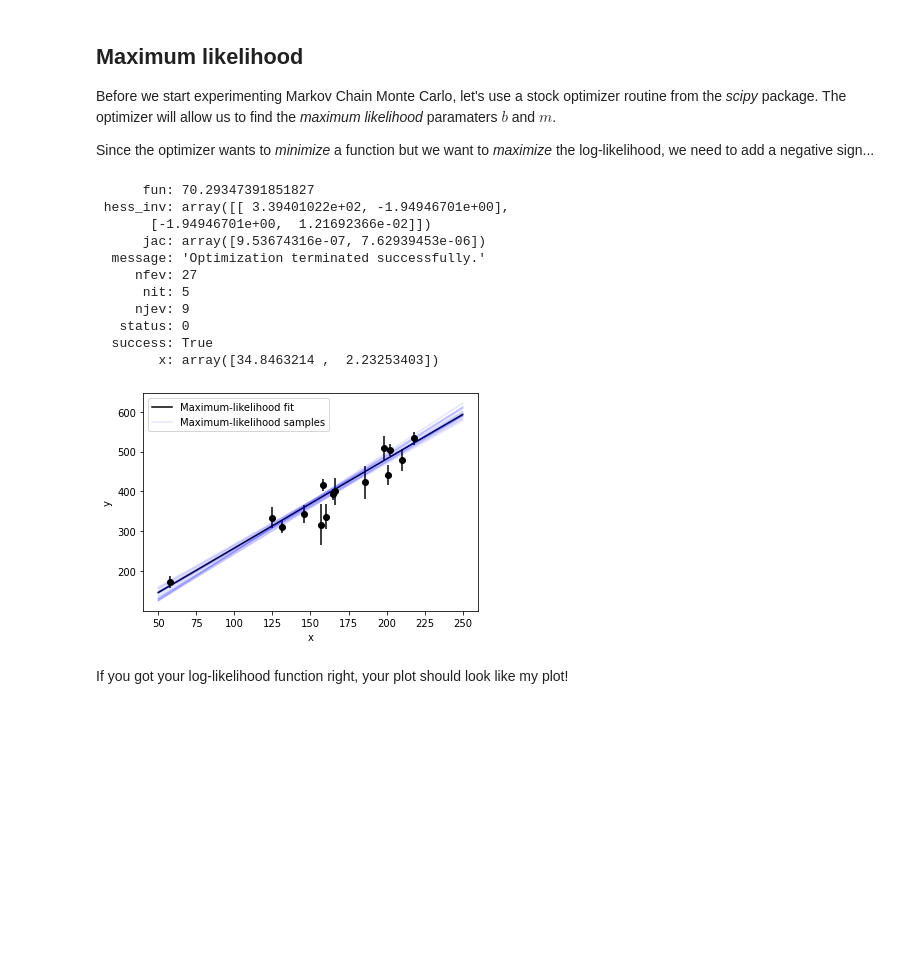
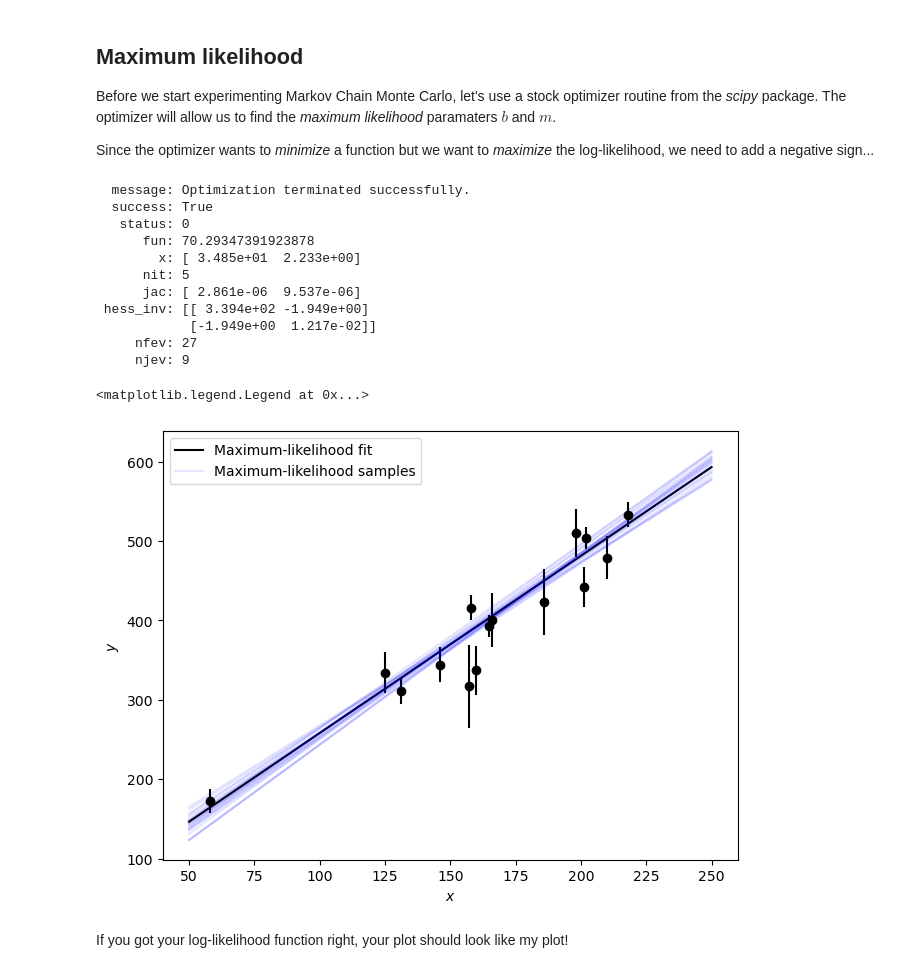
Before and after one commit to DanDan0101/numerical-methods, a Jupyter notebook: HW 3/MCMC.ipynb, the cells around one changed output. Drawn from its saved outputs; the diff is of its cells as text; code cells hidden in the pictures; blank space fills up the shorter version.

```diff
--- a/HW 3/MCMC.ipynb
+++ b/HW 3/MCMC.ipynb
@@ -89,7 +95,7 @@ def log_likelihood_one(params, x, y, yerr):
     # (the quantity inside the sum in the text above)
 
     ### FILL IN CODE HERE!  Implement the log-likelihood function from the text above!
-    loglikes = #np.log( .... ) + -0.5 * ()**2 / ()**2
+    loglikes = -np.log(np.sqrt(2 * np.pi) * yerr) - 0.5 * (y - y_pred)**2 / (yerr)**2
 
     # the log-likelihood for the whole vector of measurements is the sum of individual log-likelihoods
     loglike = np.sum(loglikes)
@@ -111,17 +119,17 @@ def neg_ll_one(params, x, y, yerr):
 # to be pretty simple, so we don't need to work very hard to give it a good initial guess!
 initial_params = [0., 0.]
 # The "args" parameter here gets passed to the neg_ll_one function (after the parameters)
-R = scipy.optimize.minimize(neg_ll_one, initial_params, args=(x, y, yerr))
+R = minimize(neg_ll_one, initial_params, args=(x, y, yerr))
 R
 # %% [output]
-      fun: 70.29347391851827
- hess_inv: array([[ 3.39401022e+02, -1.94946701e+00],
-       [-1.94946701e+00,  1.21692366e-02]])
-      jac: array([9.53674316e-07, 7.62939453e-06])
-  message: 'Optimization terminated successfully.'
+  message: Optimization terminated successfully.
+  success: True
+   status: 0
+      fun: 70.29347391923878
+        x: [ 3.485e+01  2.233e+00]
+      nit: 5
+      jac: [ 2.861e-06  9.537e-06]
+ hess_inv: [[ 3.394e+02 -1.949e+00]
+            [-1.949e+00  1.217e-02]]
      nfev: 27
-      nit: 5
      njev: 9
-   status: 0
-  success: True
-        x: array([34.8463214 ,  2.23253403])
@@ -128,22 +138,25 @@ R
 # %%
+plt.subplots(dpi = 100, layout = "constrained")
 # The optimizer gives us the parameters that maximize the log-likelihood, along with an estimate of the uncertainties.
-plt.errorbar(x, y, yerr=yerr, fmt='o', color='k');
+plt.errorbar(x, y, yerr=yerr, fmt='o', color='k')
 # These are the maximum-likelihood values from the optimizer
 b_ml,m_ml = R.x
 xx = np.linspace(50, 250, 50)
 plt.plot(xx, b_ml + m_ml * xx, 'k-', label='Maximum-likelihood fit')
-plt.xlabel('x'); plt.ylabel('y')
+plt.xlabel("$x$")
+plt.ylabel("$y$")
 # Draw a sampling of B,M parameter values that are consistent with the fit,
 # using the estimated inverse-Hessian matrix (parameter covariance)
 # (don't worry about understanding this function)
-BM = scipy.stats.multivariate_normal.rvs(mean=R.x, cov=R.hess_inv, size=20)
+BM = multivariate_normal.rvs(mean=R.x, cov=R.hess_inv, size=20)
 b,m = BM[0]
 plt.plot(xx, b + xx*m, 'b-', alpha=0.1, label='Maximum-likelihood samples')
 for b,m in BM[1:]:
     plt.plot(xx, b + xx*m, 'b-', alpha=0.1)
-plt.legend();
+plt.legend()
 # %% [output]
+<matplotlib.legend.Legend at 0x...>
-[figure, old version]
+[figure, new version]
 # %% [markdown]
 If you got your log-likelihood function right, your plot should look like my plot!
 # %%
```
Also changed, not shown: parts of 34 cells of this notebook.
